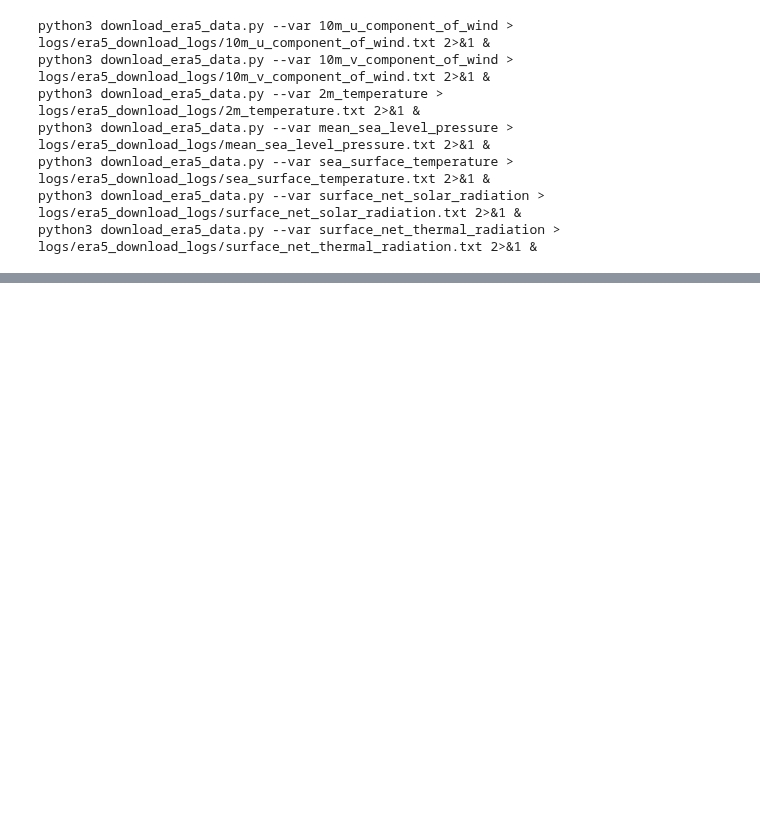
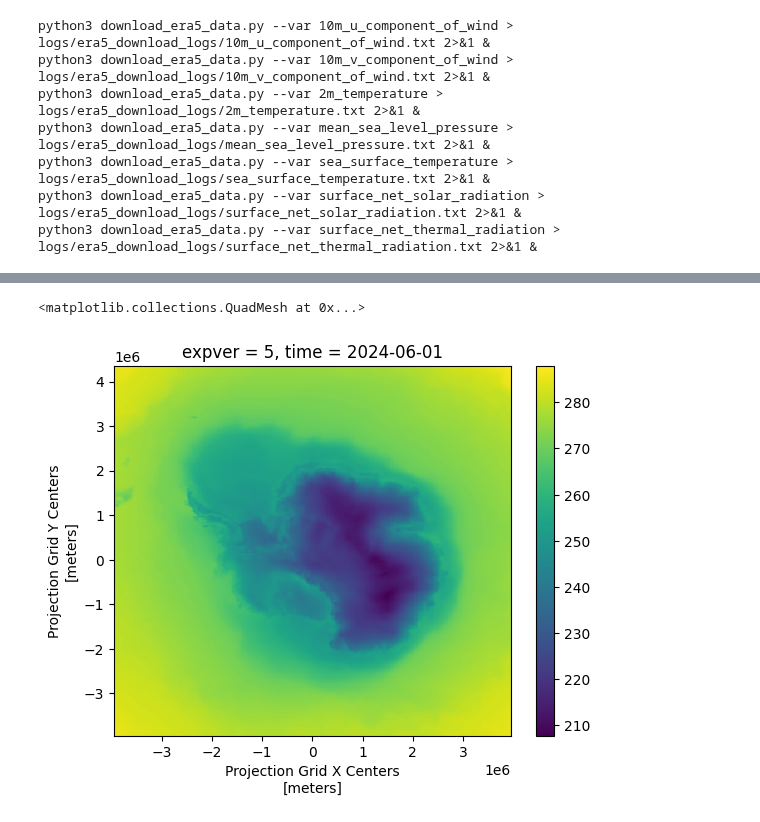
Before and after one commit to ychnli/sicpred, a Jupyter notebook: notebooks/prepdata.ipynb, the cells around one changed output, grey strips where cells are left out. Drawn from its saved outputs; the diff is of its cells as text; code cells hidden in the pictures; blank space fills up the shorter version.

Commit message:
added regrid scripts. Need to fix winds since they have not been rotated

```diff
--- a/notebooks/prepdata.ipynb
+++ b/notebooks/prepdata.ipynb
@@ -120,0 +129,23 @@ Attributes: (12/23)
+# %%
+nsidc_sps_grid = xr.open_dataset(f'{config.DATA_DIRECTORY}/NSIDC/nsidc_CDR_southerngrid.nc')
+nsidc_sps_grid = nsidc_sps_grid.rename({"latitude": "lat", "longitude": "lon"})
+# %%
+test_data = xr.open_dataset(f'{config.DATA_DIRECTORY}/ERA5/2m_temperature.nc')
+test_data = test_data.t2m.isel(time=-1, expver=1)
+test_data = test_data.rename({"latitude": "lat", "longitude": "lon"})
+# %%
+weight_file = f'test_weights.nc'
+
+if os.path.exists(weight_file):
+    regridder = xe.Regridder(test_data, nsidc_sps_grid, 'bilinear', filename=weight_file,
+                            ignore_degenerate=True, reuse_weights=True, periodic=True)
+else:
+    regridder = xe.Regridder(test_data, nsidc_sps_grid, 'bilinear', filename=weight_file,
+                            ignore_degenerate=True, reuse_weights=False, periodic=True)
+
+ds_regridded = regridder(test_data)
+# %%
+ds_regridded.plot()
+# %% [output]
+<matplotlib.collections.QuadMesh at 0x...>
+[figure, added]
```
Also changed, not shown: parts of 7 cells of this notebook, 3 other files.
